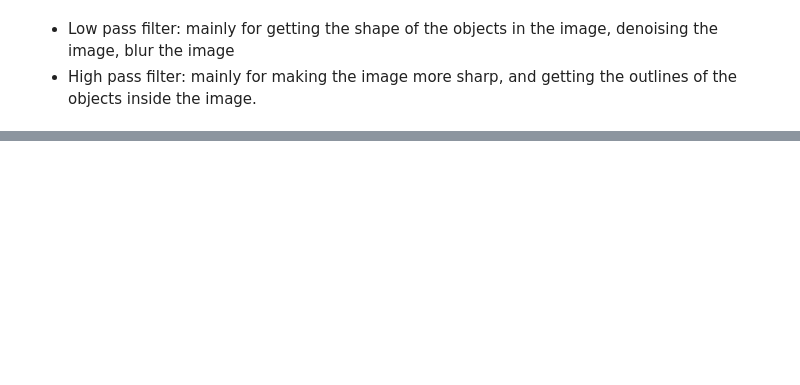
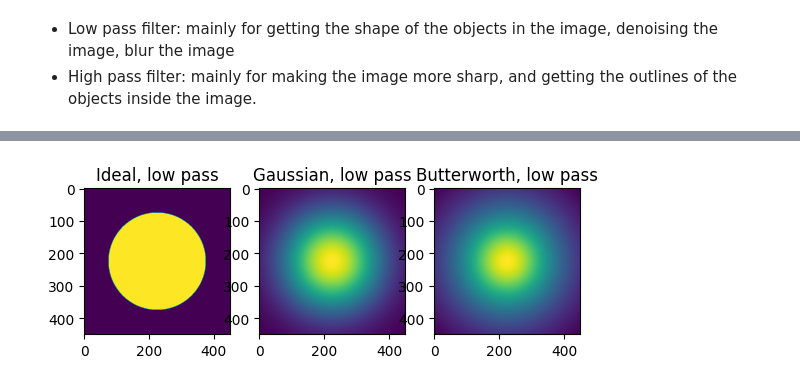
Before and after one commit to huiprobable/MATH473F22CSULB, a Jupyter notebook: Lectures/Lec12_FFTConvolution.ipynb, the cells around one changed output, grey strips where cells are left out. Saved outputs shown, nothing was run; the diff lists cells and outputs as text; code cells hidden in the pictures; blank space fills up the shorter version.

```diff
--- a/Lectures/Lec12_FFTConvolution.ipynb
+++ b/Lectures/Lec12_FFTConvolution.ipynb
@@ -96,0 +116,23 @@ Some commonly used filters:
+# %%
+def Filter(x_xc, y_yc, D0, type='Ideal'):
+    D = np.sqrt((x_xc)**2+(y_yc)**2)
+    if type == 'Ideal':
+        H = D<D0
+    elif type == 'Gaussian':
+        H = np.exp(-(D/D0)**2)
+    elif type == 'Butterworth':
+        H = 1/(1+(D/D0)**2) # here we choose n=1
+    return H
+# %%
+# showing the image of these filters.
+def plot_filters(n=100):
+    plt.subplot(1,3,1)
+    plt.imshow(Filter(xv-xc, yv-yc, n, type='Ideal')); plt.title('Ideal, low pass')
+    plt.subplot(1,3,2)
+    plt.imshow(Filter(xv-xc, yv-yc, n, type='Gaussian')); plt.title('Gaussian, low pass')
+    plt.subplot(1,3,3)
+    plt.imshow(Filter(xv-xc, yv-yc, n, type='Butterworth')); plt.title('Butterworth, low pass')
+# %%
+plot_filters(150)
+# %% [output]
+[figure, added]
```
Also changed, not shown: parts of 16 cells of this notebook.
